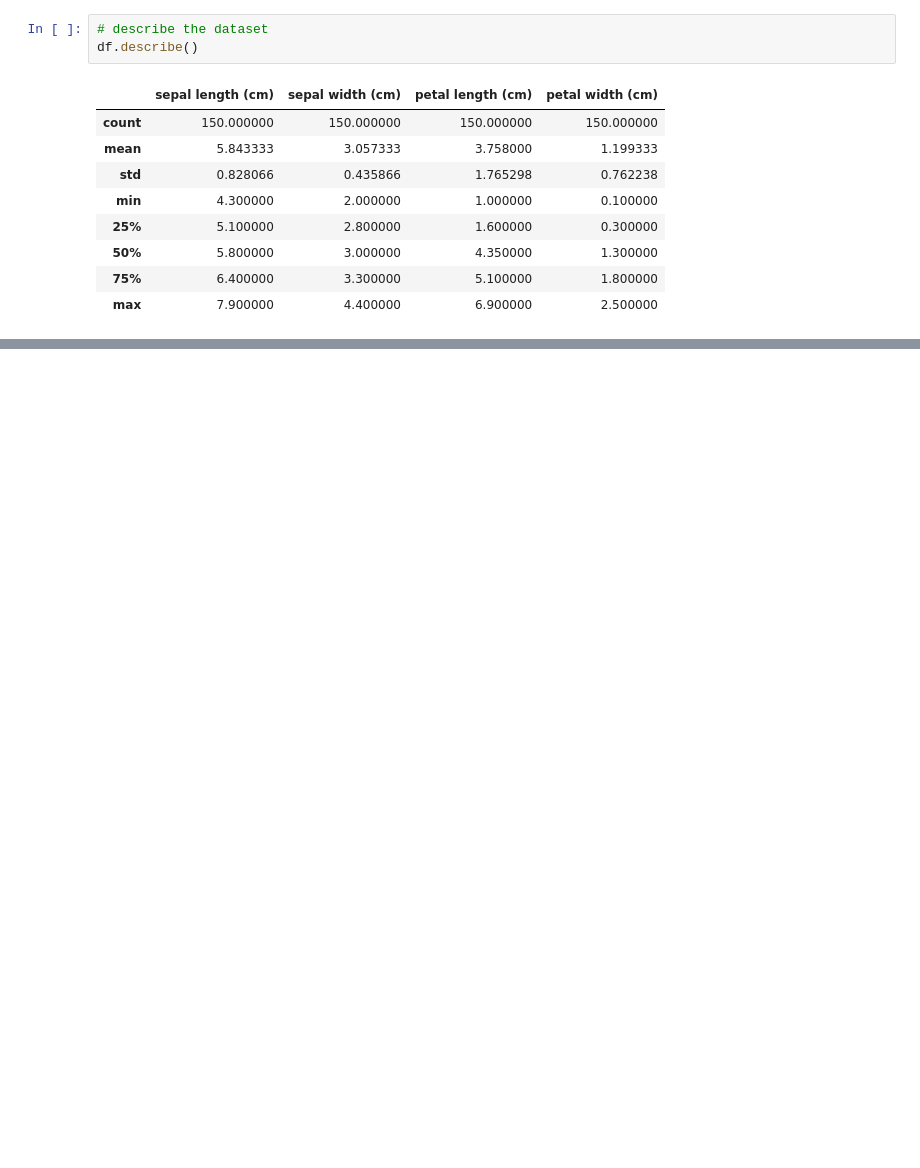
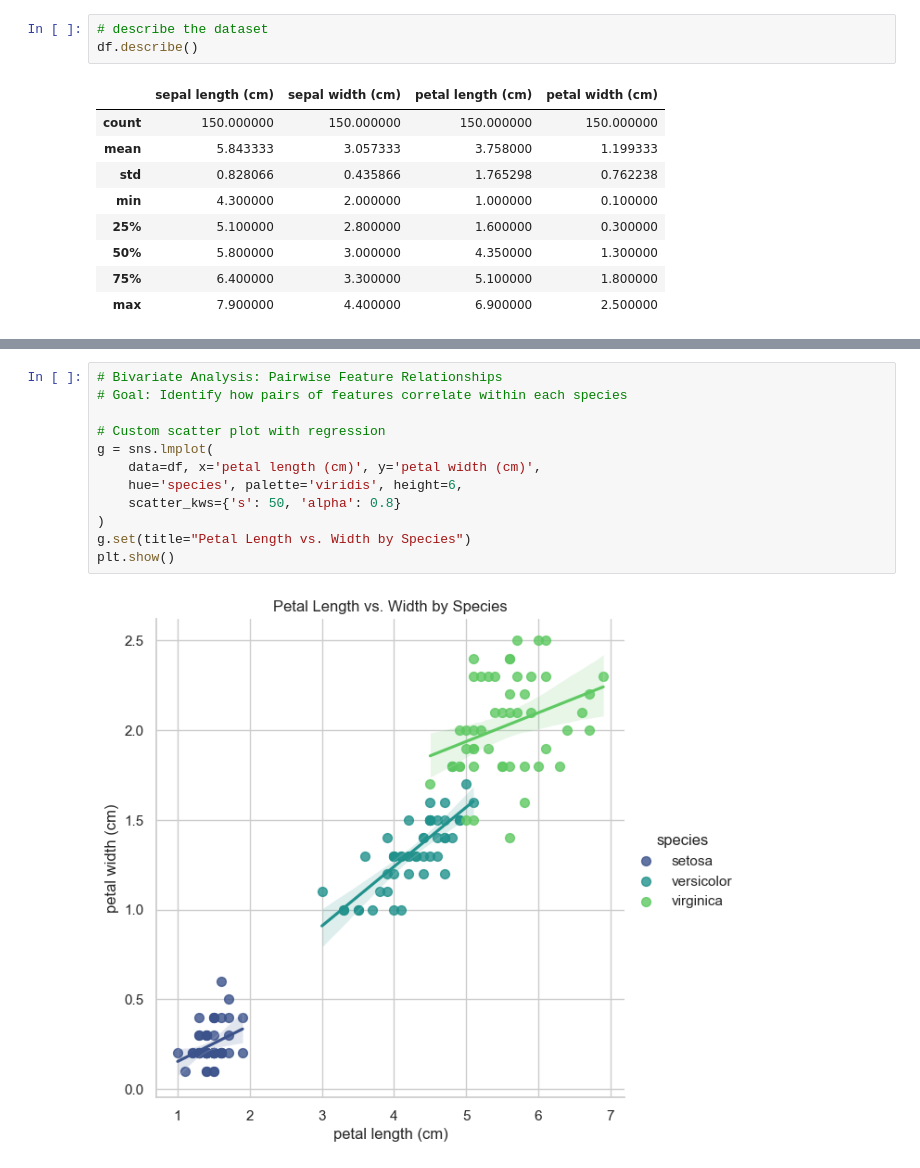
Before and after one commit to Somerillo/DI-Bootcamp, a Jupyter notebook: week4/day2/XPNinja/XPNinja_Ex2.ipynb, the cells around one changed output, grey strips where cells are left out. Drawn from its saved outputs; the diff is of its cells as text; blank space fills up the shorter version.

```diff
--- a/week4/day2/XPNinja/XPNinja_Ex2.ipynb
+++ b/week4/day2/XPNinja/XPNinja_Ex2.ipynb
@@ -68,0 +112,14 @@ df.describe()
+# %%
+# Bivariate Analysis: Pairwise Feature Relationships
+# Goal: Identify how pairs of features correlate within each species
+
+# Custom scatter plot with regression
+g = sns.lmplot(
+    data=df, x='petal length (cm)', y='petal width (cm)',
+    hue='species', palette='viridis', height=6,
+    scatter_kws={'s': 50, 'alpha': 0.8}
+)
+g.set(title="Petal Length vs. Width by Species")
+plt.show()
+# %% [output]
+[figure, added]
```
Also changed, not shown: parts of 14 cells of this notebook.
